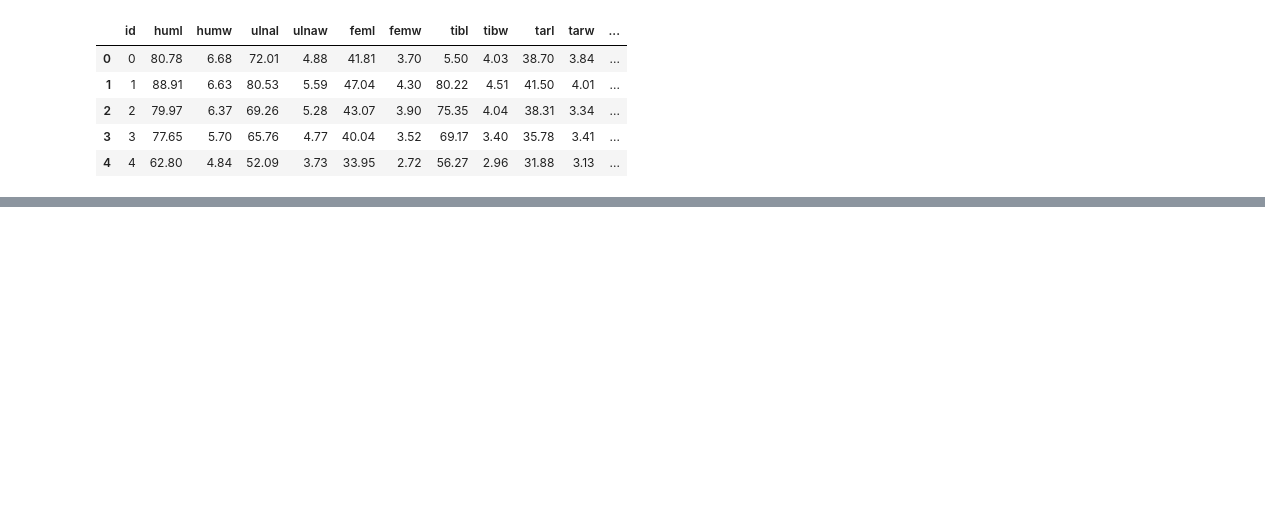
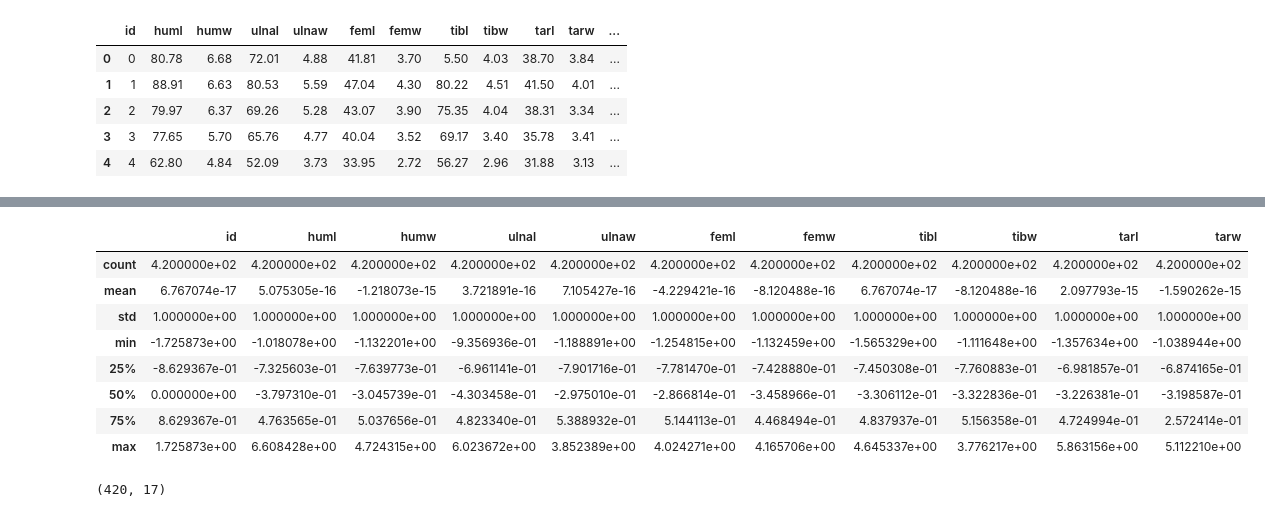
Before and after one commit to SergeyOsechkin/MachineLearningNNGU, a Jupyter notebook: Solution.ipynb, the cells around one changed output, grey strips where cells are left out. Drawn from its saved outputs; the diff is of its cells as text; code cells hidden in the pictures; blank space fills up the shorter version.

```diff
--- a/Solution.ipynb
+++ b/Solution.ipynb
@@ -53,0 +179,18 @@ Index([u'id', u'humw', u'ulnal', u'ulnaw', u'feml', u'femw', u'tibl', u'tibw',
+# %%
+data_numerical.describe()
+# %% [output]
+|  | id | huml | humw | ulnal | ulnaw | feml | femw | tibl | tibw | tarl | tarw |
+| count | 4.200000e+02 | 4.200000e+02 | 4.200000e+02 | 4.200000e+02 | 4.200000e+02 | 4.200000e+02 | 4.200000e+02 | 4.200000e+02 | 4.200000e+02 | 4.200000e+02 | 4.200000e+02 |
+| mean | 6.767074e-17 | 5.075305e-16 | -1.218073e-15 | 3.721891e-16 | 7.105427e-16 | -4.229421e-16 | -8.120488e-16 | 6.767074e-17 | -8.120488e-16 | 2.097793e-15 | -1.590262e-15 |
+| std | 1.000000e+00 | 1.000000e+00 | 1.000000e+00 | 1.000000e+00 | 1.000000e+00 | 1.000000e+00 | 1.000000e+00 | 1.000000e+00 | 1.000000e+00 | 1.000000e+00 | 1.000000e+00 |
+| min | -1.725873e+00 | -1.018078e+00 | -1.132201e+00 | -9.356936e-01 | -1.188891e+00 | -1.254815e+00 | -1.132459e+00 | -1.565329e+00 | -1.111648e+00 | -1.357634e+00 | -1.038944e+00 |
+| 25% | -8.629367e-01 | -7.325603e-01 | -7.639773e-01 | -6.961141e-01 | -7.901716e-01 | -7.781470e-01 | -7.428880e-01 | -7.450308e-01 | -7.760883e-01 | -6.981857e-01 | -6.874165e-01 |
+| 50% | 0.000000e+00 | -3.797310e-01 | -3.045739e-01 | -4.303458e-01 | -2.975010e-01 | -2.866814e-01 | -3.458966e-01 | -3.306112e-01 | -3.322836e-01 | -3.226381e-01 | -3.198587e-01 |
+| 75% | 8.629367e-01 | 4.763565e-01 | 5.037656e-01 | 4.823340e-01 | 5.388932e-01 | 5.144113e-01 | 4.468494e-01 | 4.837937e-01 | 5.156358e-01 | 4.724994e-01 | 2.572414e-01 |
+| max | 1.725873e+00 | 6.608428e+00 | 4.724315e+00 | 6.023672e+00 | 3.852389e+00 | 4.024271e+00 | 4.165706e+00 | 4.645337e+00 | 3.776217e+00 | 5.863156e+00 | 5.112210e+00 |
+# %%
+'Результирующая таблица'
+data = pd.concat((data_numerical, data_nonbinary), axis = 1)
+print(data.shape)
+# %% [output]
+(420, 17)
```
Also changed, not shown: parts of 17 cells of this notebook.
